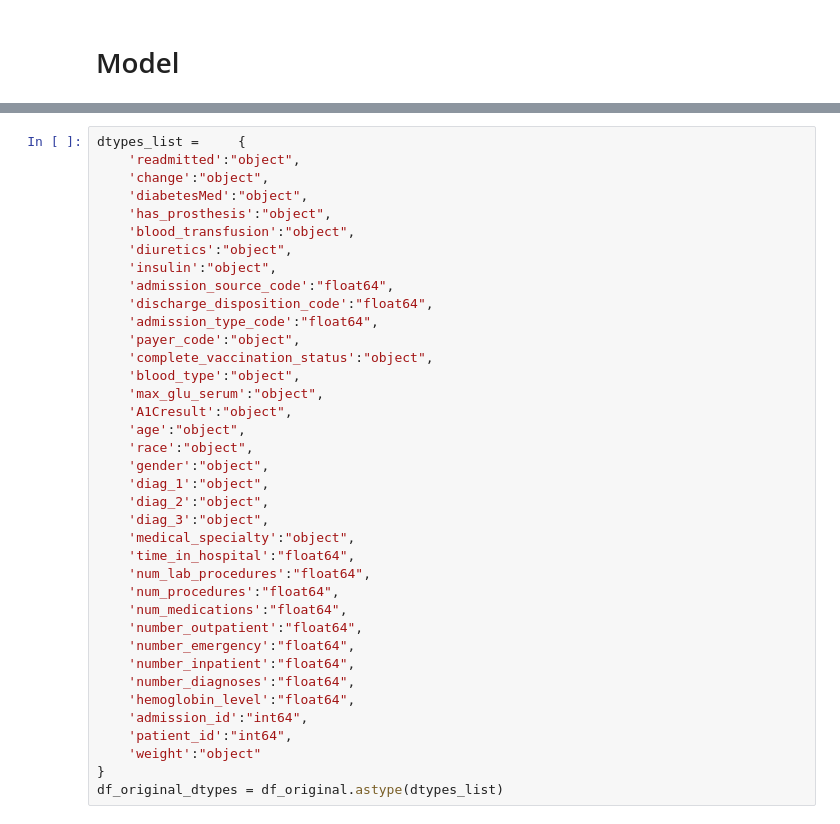
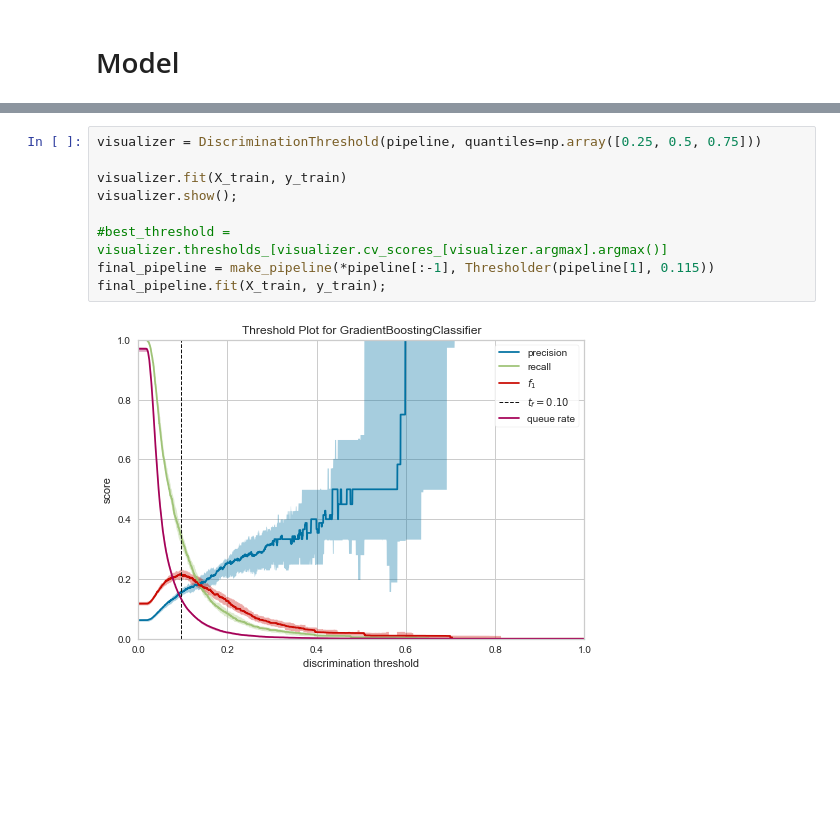
Before and after one commit to tiago-sousa/capstone-project, a Jupyter notebook: capstone_project_model_v2.ipynb, the cells around one changed output, grey strips where cells are left out. Cells and saved outputs as stored; diff of their text form; blank space fills up the shorter version.

```diff
--- a/capstone_project_model_v2.ipynb
+++ b/capstone_project_model_v2.ipynb
@@ -376,38 +364,11 @@ Pipeline(steps=[('preprocessor',
-# %%
-dtypes_list =     {
-    'readmitted':"object",
-    'change':"object",
-    'diabetesMed':"object",
-    'has_prosthesis':"object",
-    'blood_transfusion':"object",
-    'diuretics':"object",
-    'insulin':"object",
-    'admission_source_code':"float64",
-    'discharge_disposition_code':"float64",
-    'admission_type_code':"float64",
-    'payer_code':"object",
-    'complete_vaccination_status':"object",
-    'blood_type':"object",
-    'max_glu_serum':"object",
-    'A1Cresult':"object",
-    'age':"object",
-    'race':"object",
-    'gender':"object",
-    'diag_1':"object",
-    'diag_2':"object",
-    'diag_3':"object",
-    'medical_specialty':"object",
-    'time_in_hospital':"float64",
-    'num_lab_procedures':"float64",
-    'num_procedures':"float64",
-    'num_medications':"float64",
-    'number_outpatient':"float64",
-    'number_emergency':"float64",
-    'number_inpatient':"float64",
-    'number_diagnoses':"float64",
-    'hemoglobin_level':"float64",
-    'admission_id':"int64",
-    'patient_id':"int64",
-    'weight':"object"
-}
-df_original_dtypes = df_original.astype(dtypes_list)
+# %%
+visualizer = DiscriminationThreshold(pipeline, quantiles=np.array([0.25, 0.5, 0.75]))
+
+visualizer.fit(X_train, y_train)
+visualizer.show();
+
+#best_threshold = visualizer.thresholds_[visualizer.cv_scores_[visualizer.argmax].argmax()]
+final_pipeline = make_pipeline(*pipeline[:-1], Thresholder(pipeline[1], 0.115))
+final_pipeline.fit(X_train, y_train);
+# %% [output]
+[figure, added]
```
Also changed, not shown: parts of 4 cells of this notebook, 6 other files.
